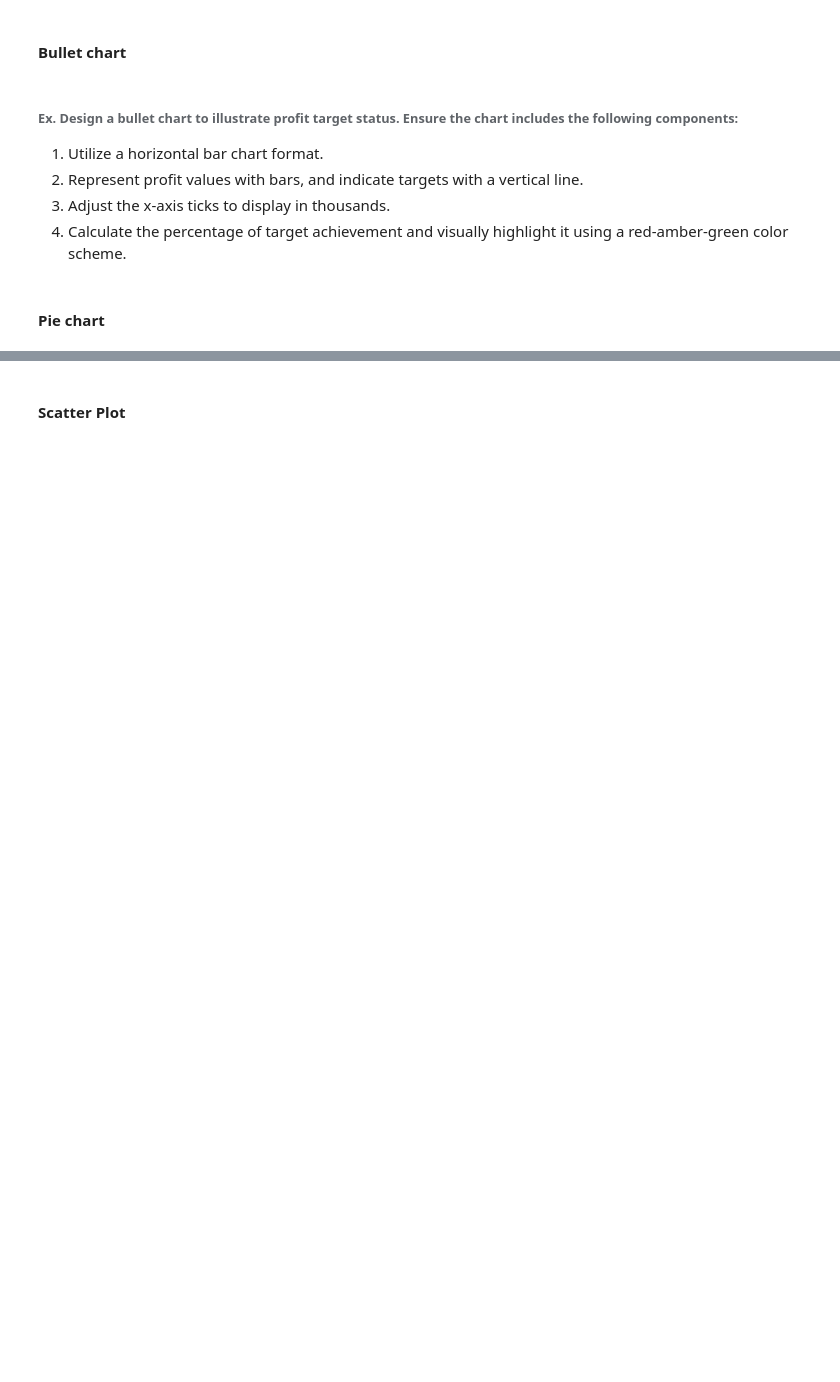
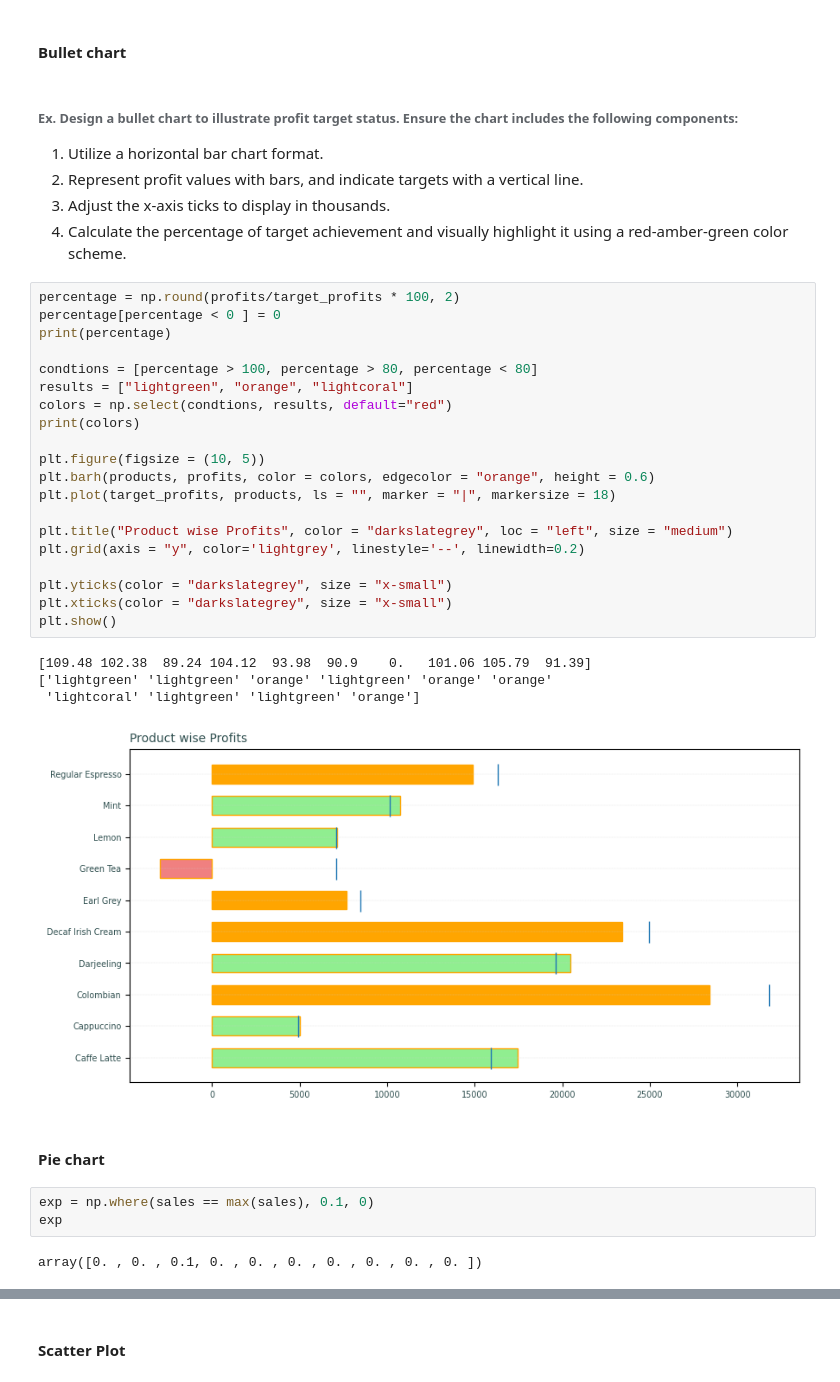
Before and after one commit to knowledge-corner/2025_12_Feb_Python-Data_Viz_analytics, a Jupyter notebook: Classwork/Day - 1 classwork.ipynb, the cells around one changed output, grey strips where cells are left out. Cells and saved outputs as stored; diff of their text form; blank space fills up the shorter version.

```diff
--- a/Classwork/Day - 1 classwork.ipynb
+++ b/Classwork/Day - 1 classwork.ipynb
@@ -1318,5 +1406,35 @@ plt.show()
 2. Represent profit values with bars, and indicate targets with a vertical line.
 3. Adjust the x-axis ticks to display in thousands.
 4. Calculate the percentage of target achievement and visually highlight it using a red-amber-green color scheme.
+# %%
+percentage = np.round(profits/target_profits * 100, 2)
+percentage[percentage < 0 ] = 0
+print(percentage)
+
+condtions = [percentage > 100, percentage > 80, percentage < 80]
+results = ["lightgreen", "orange", "lightcoral"]
+colors = np.select(condtions, results, default="red")
+print(colors)
+
+plt.figure(figsize = (10, 5))
+plt.barh(products, profits, color = colors, edgecolor = "orange", height = 0.6)
+plt.plot(target_profits, products, ls = "", marker = "|", markersize = 18)
+
+plt.title("Product wise Profits", color = "darkslategrey", loc = "left", size = "medium")
+plt.grid(axis = "y", color='lightgrey', linestyle='--', linewidth=0.2)
+
+plt.yticks(color = "darkslategrey", size = "x-small")
+plt.xticks(color = "darkslategrey", size = "x-small")
+plt.show()
+# %% [output]
+[109.48 102.38  89.24 104.12  93.98  90.9    0.   101.06 105.79  91.39]
+['lightgreen' 'lightgreen' 'orange' 'lightgreen' 'orange' 'orange'
+ 'lightcoral' 'lightgreen' 'lightgreen' 'orange']
+[figure, added]
 # %% [markdown]
 #### Pie chart
+# %%
+exp = np.where(sales == max(sales), 0.1, 0)
+exp
+# %% [output]
+array([0. , 0. , 0.1, 0. , 0. , 0. , 0. , 0. , 0. , 0. ])
```
Also changed, not shown: parts of 12 cells of this notebook.
